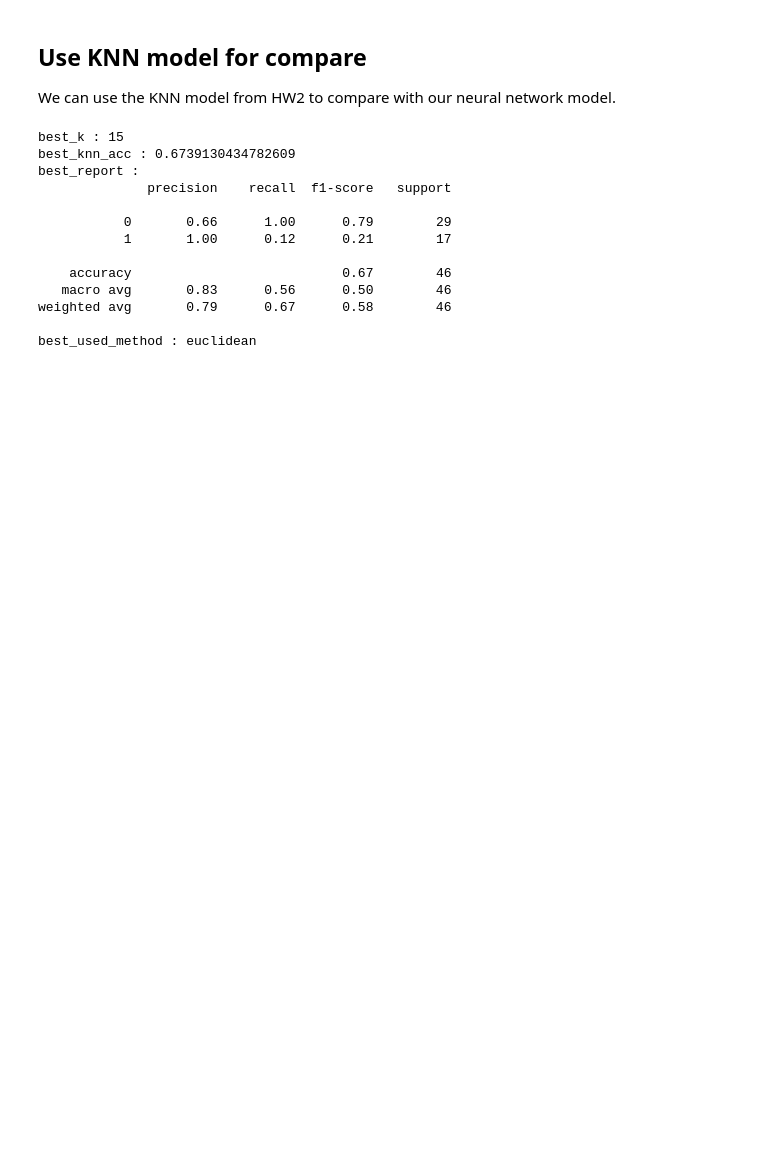
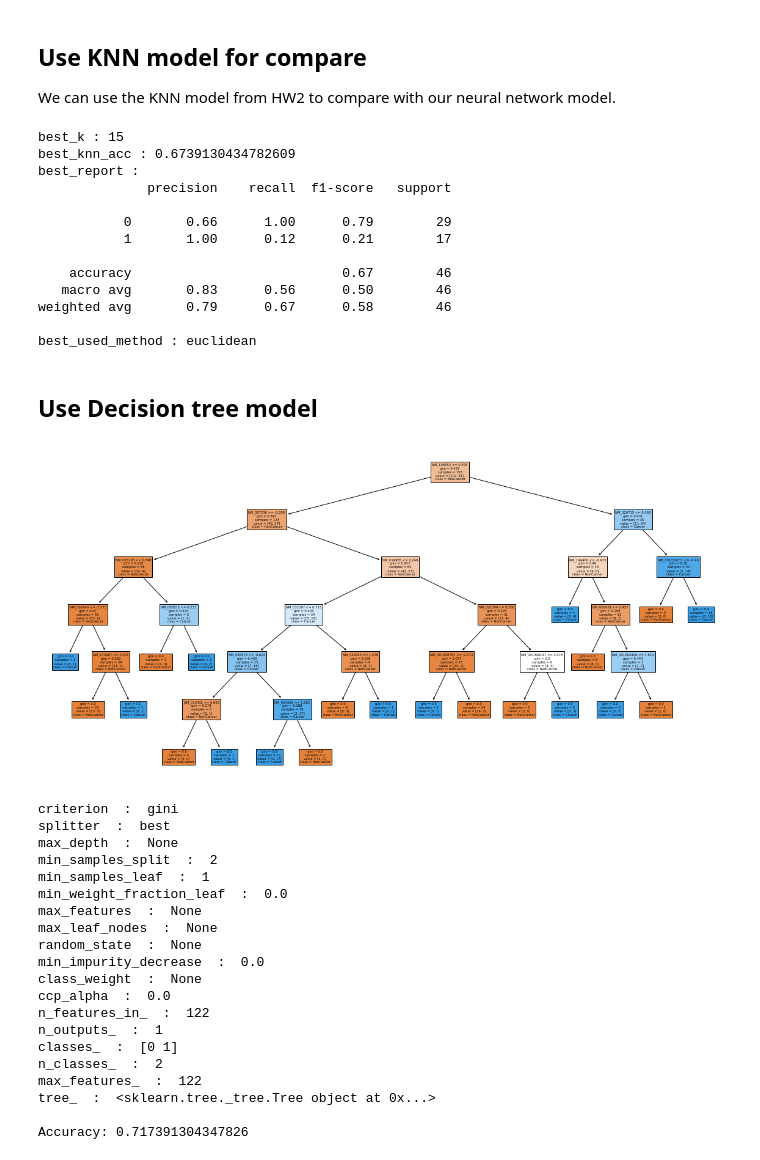
Before and after one commit to ofryma/intro-to-AI, a Jupyter notebook: hw/data_mining_project/cancer_dignose/cancer_nn.ipynb, the cells around one changed output. Drawn from its saved outputs; the diff is of its cells as text; code cells hidden in the pictures; blank space fills up the shorter version.

Commit message:
cancer finished

```diff
--- a/hw/data_mining_project/cancer_dignose/cancer_nn.ipynb
+++ b/hw/data_mining_project/cancer_dignose/cancer_nn.ipynb
@@ -450,3 +547,52 @@ best_report :
 weighted avg       0.79      0.67      0.58        46
 
 best_used_method : euclidean
+# %% [markdown]
+## Use Decision tree model
+# %%
+
+# create the decision tree classifier
+clf = DecisionTreeClassifier()
+# fit the classifier to the training data
+clf.fit(X_train_norm, y_train)
+# make predictions on the test data
+y_pred = clf.predict(X_test_norm)
+# evaluate the model's performance
+accuracy = clf.score(X_test_norm, y_test)
+
+
+# Plot the decision tree
+plt.figure(figsize=(20,10))
+a = plot_tree(clf, filled=True,
+              feature_names=list(X_train.keys()),
+              class_names=["NonCancer" , "Cancer"])
+plt.show()
+
+
+
+for key in clf.__dict__.keys():
+  print(key, " : " , clf.__dict__[key])
+print()
+print("Accuracy:", accuracy)
+# %% [output]
+[figure, added]
+criterion  :  gini
+splitter  :  best
+max_depth  :  None
+min_samples_split  :  2
+min_samples_leaf  :  1
+min_weight_fraction_leaf  :  0.0
+max_features  :  None
+max_leaf_nodes  :  None
+random_state  :  None
+min_impurity_decrease  :  0.0
+class_weight  :  None
+ccp_alpha  :  0.0
+n_features_in_  :  122
+n_outputs_  :  1
+classes_  :  [0 1]
+n_classes_  :  2
+max_features_  :  122
+tree_  :  <sklearn.tree._tree.Tree object at 0x...>
+
+Accuracy: 0.717391304347826
```
Also changed, not shown: parts of 15 cells of this notebook, 2 other files.
